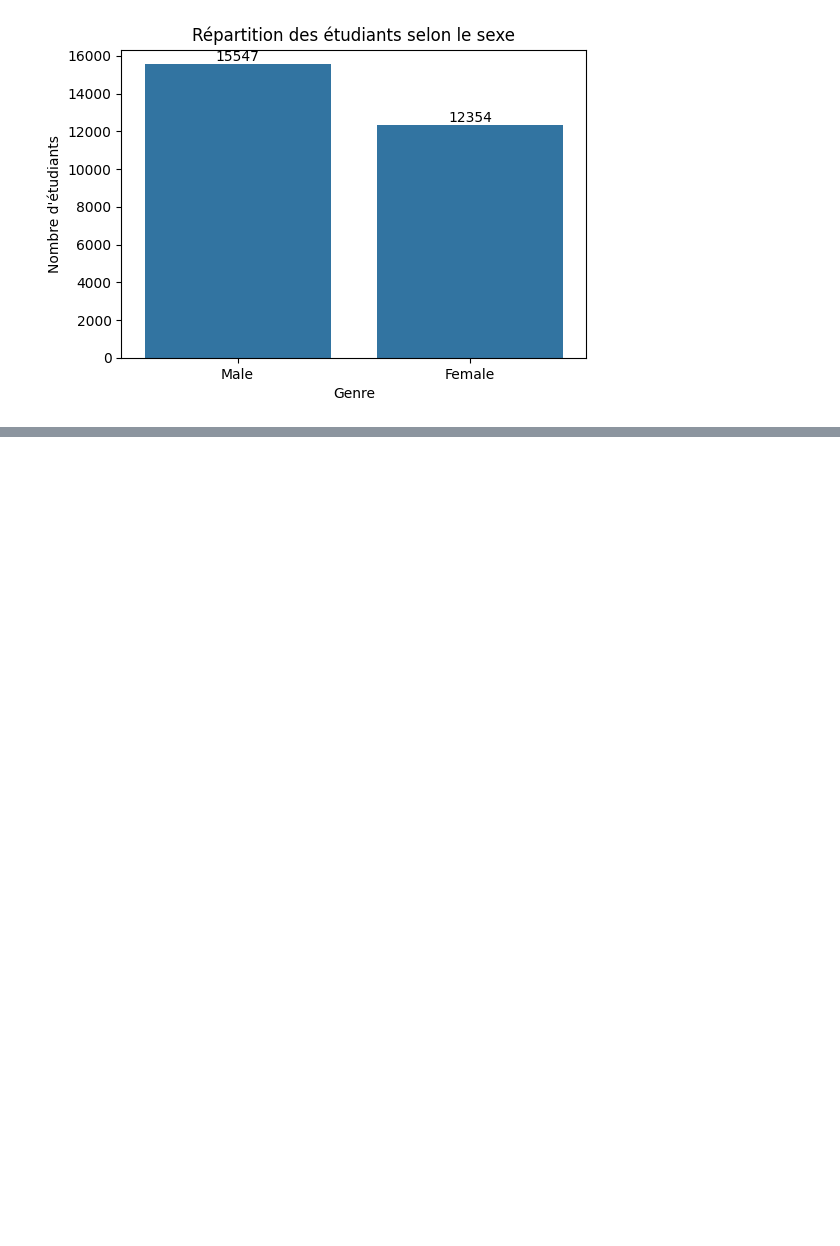
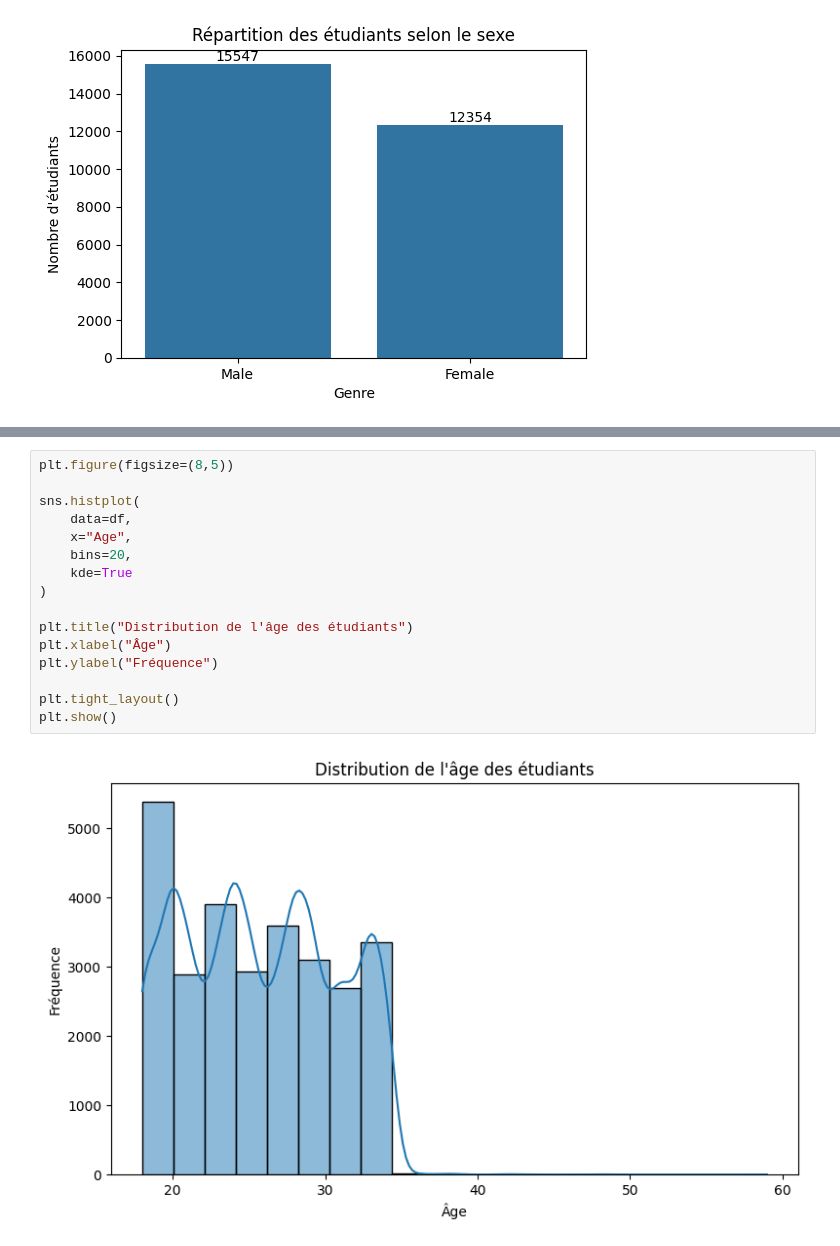
Before and after one commit to Ahlam-el-boujadi/Student-Mental-Health-Prediction, a Jupyter notebook: notebook/Exploratory_Data_Analysis.ipynb, the cells around one changed output, grey strips where cells are left out. Saved outputs shown, nothing was run; the diff lists cells and outputs as text; blank space fills up the shorter version.

```diff
--- a/notebook/Exploratory_Data_Analysis.ipynb
+++ b/notebook/Exploratory_Data_Analysis.ipynb
@@ -213,0 +233,18 @@ plt.show()
+# %%
+plt.figure(figsize=(8,5))
+
+sns.histplot(
+    data=df,
+    x="Age",
+    bins=20,
+    kde=True
+)
+
+plt.title("Distribution de l'âge des étudiants")
+plt.xlabel("Âge")
+plt.ylabel("Fréquence")
+
+plt.tight_layout()
+plt.show()
+# %% [output]
+[figure, added]
```
Also changed, not shown: parts of 59 cells of this notebook.
